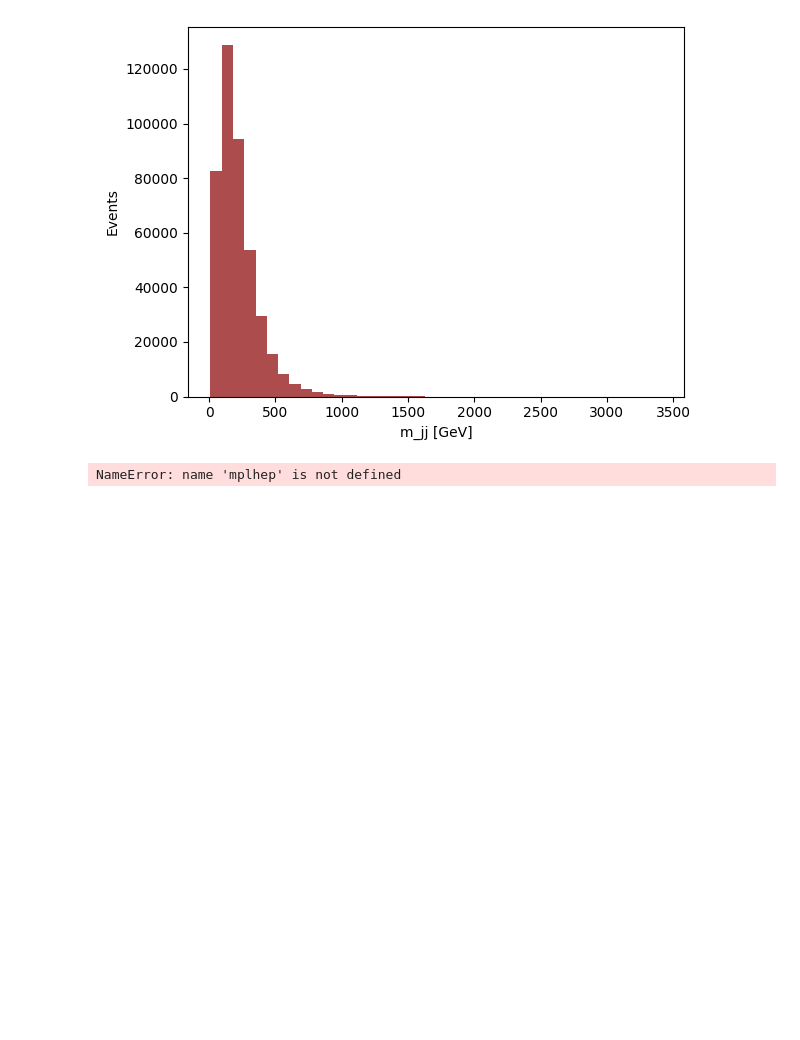
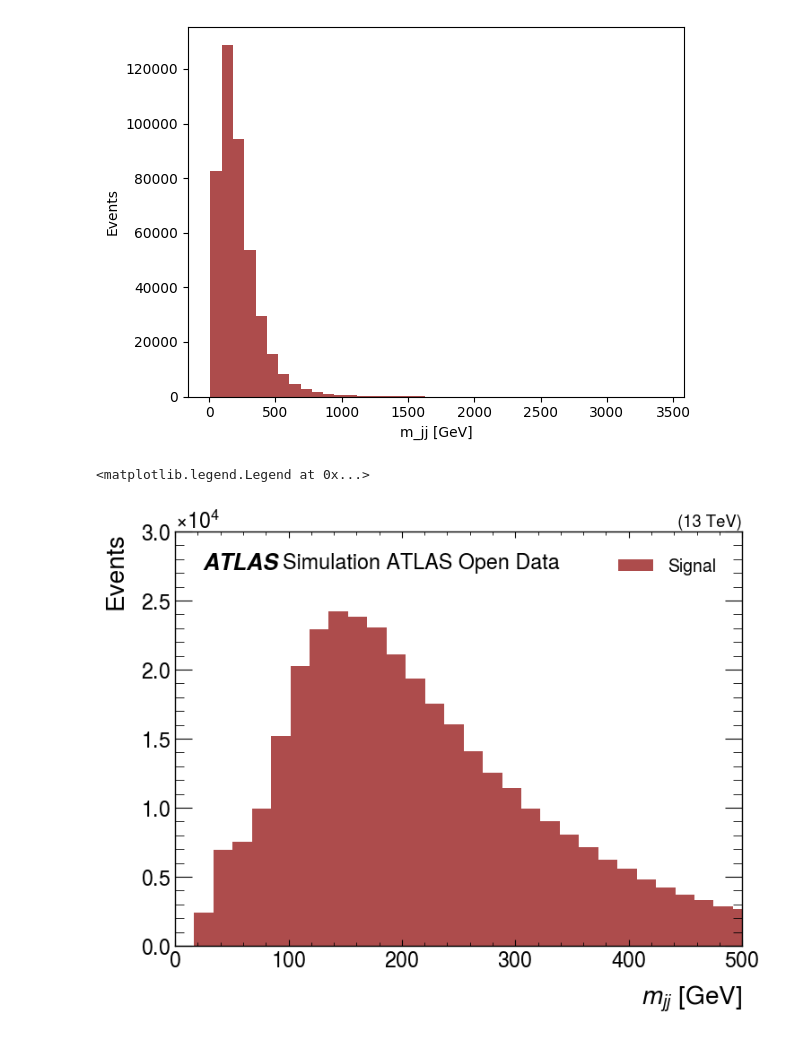
Before and after one commit to M0V1/IFIC-SummerSchool-2025, a Jupyter notebook: Htobb.ipynb, the cells around one changed output. Cells and saved outputs as stored; diff of their text form; code cells hidden in the pictures; blank space fills up the shorter version.

```diff
--- a/Htobb.ipynb
+++ b/Htobb.ipynb
@@ -163,14 +163,15 @@ plt.show()
 # %% [output]
 [figure]
 # %%
+import mplhep
 plt.style.use(mplhep.style.ATLAS)
-plt.hist(df_cut["mjj"], bins=40, histtype='stepfilled', color='darkred', alpha=0.7, label="Signal")
+plt.hist(df_cut["mjj"], bins=200, histtype='stepfilled', color='darkred', alpha=0.7, label="Signal")
 
-mplhep.atlas.label(text="ATLAS Open Data", loc=1)
-
+mplhep.atlas.label(label="ATLAS Open Data", loc=1)
 plt.xlabel(r"$m_{jj}$ [GeV]")
+plt.xlim(0, 500)
 plt.ylabel("Events")
 plt.legend()
-plt.grid(True)
 # %% [output]
-NameError: name 'mplhep' is not defined
+<matplotlib.legend.Legend at 0x...>
+[figure, added]
```
